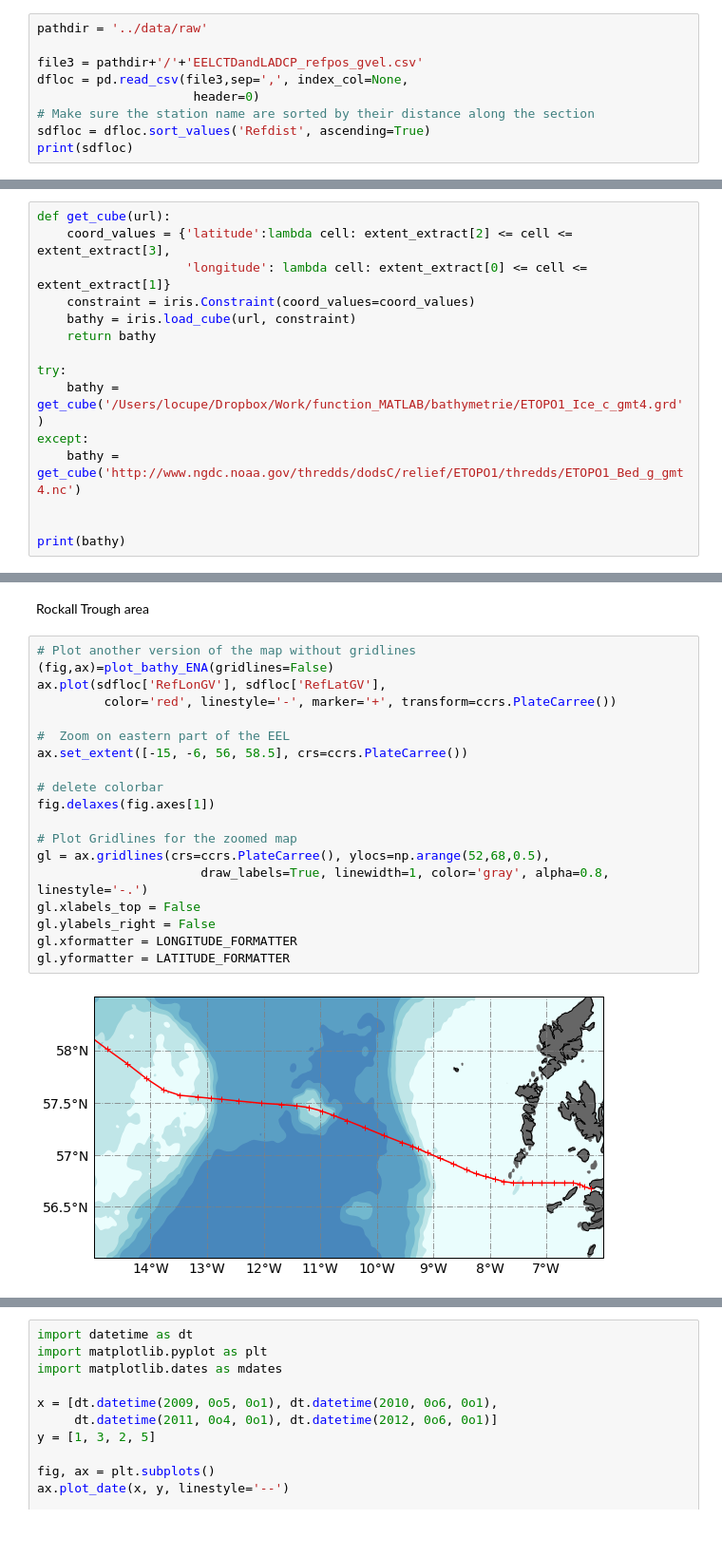
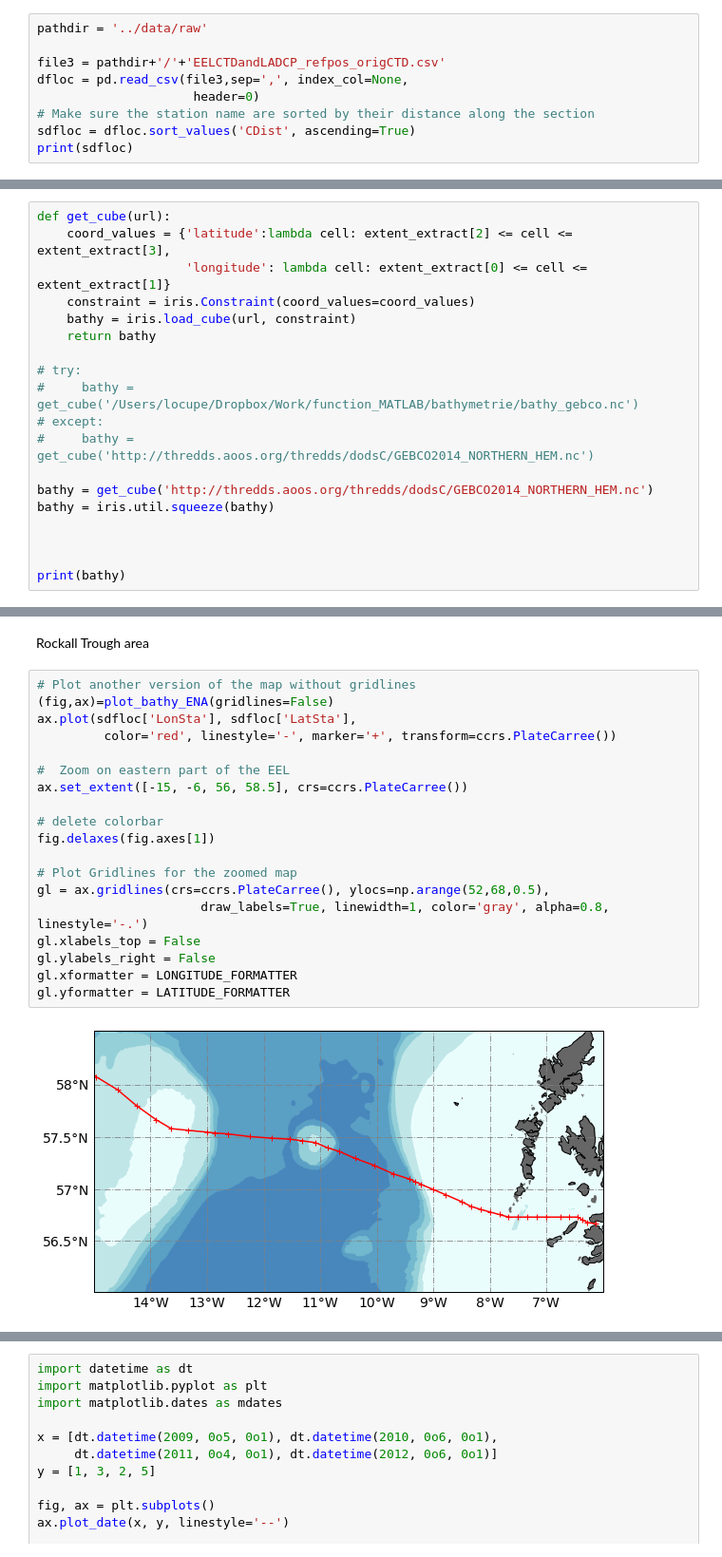
Before and after one commit to lhoupert/analysis_eel_data, a Jupyter notebook: notebooks/01_Plot_map_EEL_data.ipynb, the cells around one changed output, grey strips where cells are left out. Shown at 95% size. Drawn from its saved outputs; the diff is of its cells as text.

Commit message:
changed bathymetry to GEBCO

```diff
--- a/notebooks/01_Plot_map_EEL_data.ipynb
+++ b/notebooks/01_Plot_map_EEL_data.ipynb
@@ -30,10 +30,10 @@ from cartopy.mpl.gridliner import LONGITUDE_FORMATTER, LATITUDE_FORMATTER
 # %%
 pathdir = '../data/raw'
 
-file3 = pathdir+'/'+'EELCTDandLADCP_refpos_gvel.csv'
+file3 = pathdir+'/'+'EELCTDandLADCP_refpos_origCTD.csv'
 dfloc = pd.read_csv(file3,sep=',', index_col=None,
                      header=0)
 # Make sure the station name are sorted by their distance along the section
-sdfloc = dfloc.sort_values('Refdist', ascending=True)
+sdfloc = dfloc.sort_values('CDist', ascending=True)
 print(sdfloc)
 # %% [output]
@@ -82,10 +82,14 @@ def get_cube(url):
     bathy = iris.load_cube(url, constraint)
     return bathy
 
-try:
-    bathy = get_cube('/Users/locupe/Dropbox/Work/function_MATLAB/bathymetrie/ETOPO1_Ice_c_gmt4.grd')
-except:
-    bathy = get_cube('http://www.ngdc.noaa.gov/thredds/dodsC/relief/ETOPO1/thredds/ETOPO1_Bed_g_gmt4.nc')
+# try:
+#     bathy = get_cube('/Users/locupe/Dropbox/Work/function_MATLAB/bathymetrie/bathy_gebco.nc')
+# except:
+#     bathy = get_cube('http://thredds.aoos.org/thredds/dodsC/GEBCO2014_NORTHERN_HEM.nc')
+
+bathy = get_cube('http://thredds.aoos.org/thredds/dodsC/GEBCO2014_NORTHERN_HEM.nc')
+bathy = iris.util.squeeze(bathy)
+
 
 
 print(bathy)
@@ -192,24 +203,24 @@ Rockall Trough area
 # %%
 # Plot another version of the map without gridlines
 (fig,ax)=plot_bathy_ENA(gridlines=False)
-ax.plot(sdfloc['RefLonGV'], sdfloc['RefLatGV'],
+ax.plot(sdfloc['LonSta'], sdfloc['LatSta'],
          color='red', linestyle='-', marker='+', transform=ccrs.PlateCarree())
 
 #  Zoom on eastern part of the EEL
 ax.set_extent([-15, -6, 56, 58.5], crs=ccrs.PlateCarree())
 
 # delete colorbar
 fig.delaxes(fig.axes[1])
 
 # Plot Gridlines for the zoomed map
 gl = ax.gridlines(crs=ccrs.PlateCarree(), ylocs=np.arange(52,68,0.5),
                       draw_labels=True, linewidth=1, color='gray', alpha=0.8, linestyle='-.')
 gl.xlabels_top = False
 gl.ylabels_right = False
 gl.xformatter = LONGITUDE_FORMATTER
 gl.yformatter = LATITUDE_FORMATTER
 # %% [output]
-[figure, old version]
+[figure, new version]
 # %%
 (mm,nn)=sdfloc.shape
 print(mm)
```
Also changed, not shown: parts of 11 cells of this notebook.
